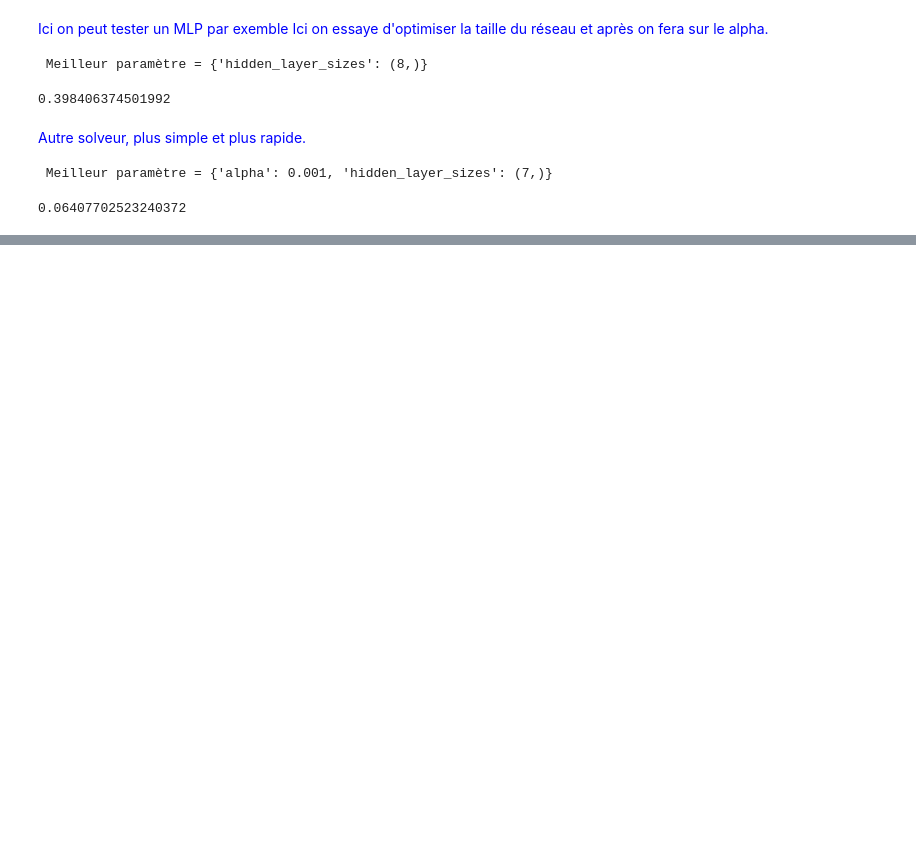
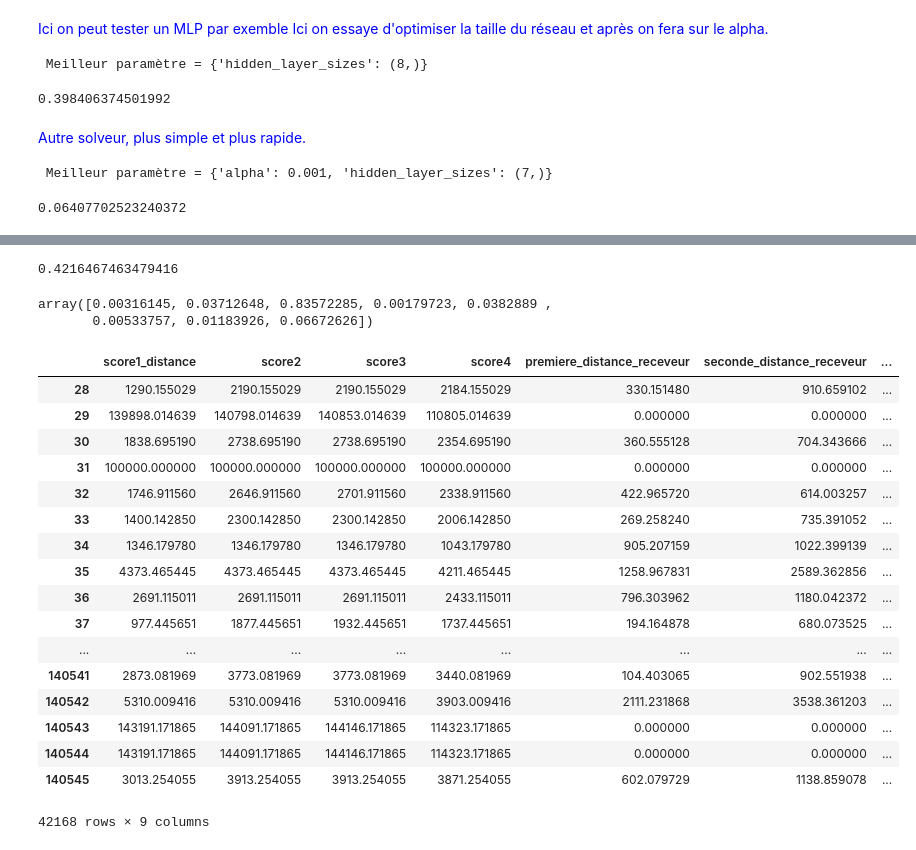
Before and after one commit to tristanpiedra/Projet_ML_football_passes, a Jupyter notebook: Untitled.ipynb, the cells around one changed output, grey strips where cells are left out. Drawn from its saved outputs; the diff is of its cells as text; code cells hidden in the pictures; blank space fills up the shorter version.

Commit message:
optim et boosting

```diff
--- a/Untitled.ipynb
+++ b/Untitled.ipynb
@@ -553,0 +755,42 @@ On essaye de construire des réseaux de neuronnes comme en HDDL
+# %%
+#A FAIRE POUR PAS FAIRE DE VALIDATION CROISEE
+
+n_passes = 10039
+
+liste_passes_train = choice(range(1,n_passes+1), size = int(0.7 * n_passes), replace = False)
+liste_passes_train.sort()
+
+
+n_passes_train = int(0.7 * n_passes)
+n_passes_test = n_passes - n_passes_train
+#data = scaler.fit_transform (data)
+X_train = data [ data["passe_id"].isin(liste_passes_train)]
+y_train = data [ data["passe_id"].isin(liste_passes_train)] ["passe"]
+X_test = data [ ~data["passe_id"].isin(liste_passes_train)]
+y_test = data [ ~data["passe_id"].isin(liste_passes_train)] ["passe"]
+#X_train, X_test, y_train, y_test = train_test_split(data, Y, test_size=0.2, random_state=37)
+
+
+vect_receveur_potentiel = X_test["receveur_potentiel"]
+vect_vrai_receveur = X_test ["receiver_id"]
+
+X_train = X_train.drop(["passe"], 1)
+X_train = X_train.drop(["passe_id"], 1)
+X_train = X_train.drop(["receveur_potentiel"], 1)
+X_train = X_train.drop(["receiver_id"], 1)
+
+X_test = X_test.drop(["passe"], 1)
+X_test = X_test.drop(["passe_id"], 1)
+X_test = X_test.drop(["receveur_potentiel"], 1)
+X_test = X_test.drop(["receiver_id"], 1)
+
+
+
+logit = GradientBoostingClassifier(n_estimators=100, learning_rate = 0.05, max_depth = 3)
+
+
+logitopt = logit.fit(X_train, y_train)
+
+pred = logitopt.predict (X_test)
+score = logitopt.score(X_test, y_test)
+proba = logitopt.predict_proba (X_test)
@@ -554,3 +823,33 @@ On essaye de construire des réseaux de neuronnes comme en HDDL
+# %%
+taux_reussite
+# %% [output]
+0.4216467463479416
+# %%
+logitopt.feature_importances_
+# %% [output]
+array([0.00316145, 0.03712648, 0.83572285, 0.00179723, 0.0382889 ,
+       0.00533757, 0.01183926, 0.06672626])
+# %%
+X_test
+# %% [output]
+|  | score1_distance | score2 | score3 | score4 | premiere_distance_receveur | seconde_distance_receveur | ... |
+| 28 | 1290.155029 | 2190.155029 | 2190.155029 | 2184.155029 | 330.151480 | 910.659102 | ... |
+| 29 | 139898.014639 | 140798.014639 | 140853.014639 | 110805.014639 | 0.000000 | 0.000000 | ... |
+| 30 | 1838.695190 | 2738.695190 | 2738.695190 | 2354.695190 | 360.555128 | 704.343666 | ... |
+| 31 | 100000.000000 | 100000.000000 | 100000.000000 | 100000.000000 | 0.000000 | 0.000000 | ... |
+| 32 | 1746.911560 | 2646.911560 | 2701.911560 | 2338.911560 | 422.965720 | 614.003257 | ... |
+| 33 | 1400.142850 | 2300.142850 | 2300.142850 | 2006.142850 | 269.258240 | 735.391052 | ... |
+| 34 | 1346.179780 | 1346.179780 | 1346.179780 | 1043.179780 | 905.207159 | 1022.399139 | ... |
+| 35 | 4373.465445 | 4373.465445 | 4373.465445 | 4211.465445 | 1258.967831 | 2589.362856 | ... |
+| 36 | 2691.115011 | 2691.115011 | 2691.115011 | 2433.115011 | 796.303962 | 1180.042372 | ... |
+| 37 | 977.445651 | 1877.445651 | 1932.445651 | 1737.445651 | 194.164878 | 680.073525 | ... |
+| ... | ... | ... | ... | ... | ... | ... | ... |
+| 140541 | 2873.081969 | 3773.081969 | 3773.081969 | 3440.081969 | 104.403065 | 902.551938 | ... |
+| 140542 | 5310.009416 | 5310.009416 | 5310.009416 | 3903.009416 | 2111.231868 | 3538.361203 | ... |
+| 140543 | 143191.171865 | 144091.171865 | 144146.171865 | 114323.171865 | 0.000000 | 0.000000 | ... |
+| 140544 | 143191.171865 | 144091.171865 | 144146.171865 | 114323.171865 | 0.000000 | 0.000000 | ... |
+| 140545 | 3013.254055 | 3913.254055 | 3913.254055 | 3871.254055 | 602.079729 | 1138.859078 | ... |
+42168 rows × 9 columns
 # %%
 # Optimisation du paramètre de pénalisation
 # grille de valeurs
```
Also changed, not shown: parts of 25 cells of this notebook, 1 other file.
